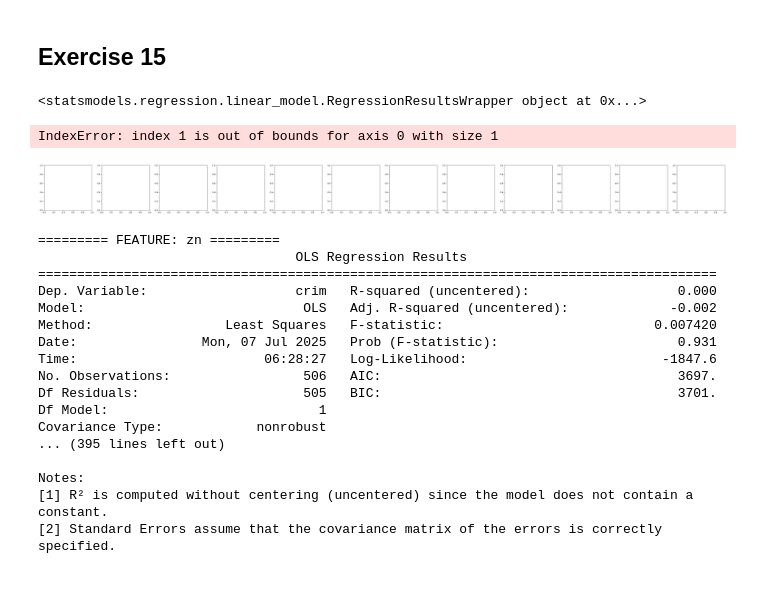
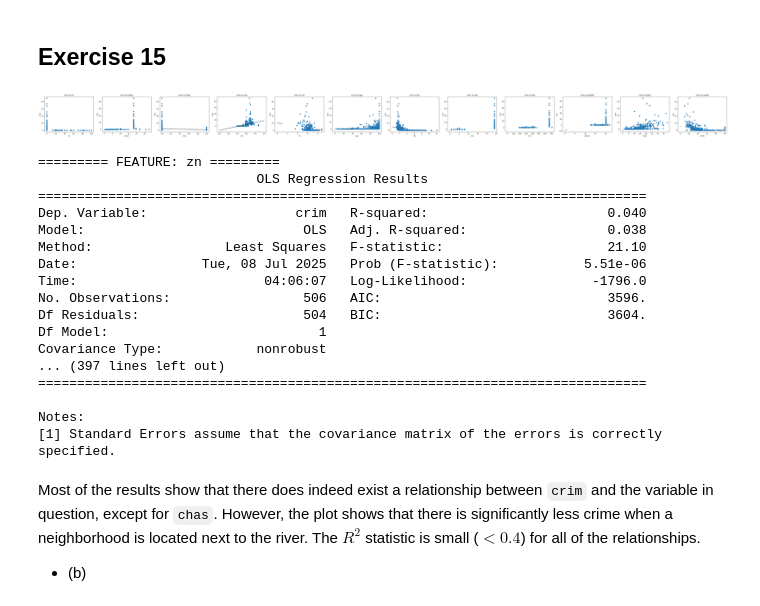
Before and after one commit to Squirrelcoding/ISLP, a Jupyter notebook: Lab_2.ipynb, the cells around one changed output. Drawn from its saved outputs; the diff is of its cells as text; code cells hidden in the pictures.

```diff
--- a/Lab_2.ipynb
+++ b/Lab_2.ipynb
@@ -1391,7 +1391,7 @@ ax.scatter(x1, x2)
 # %%
 X = pd.DataFrame({
     'x1': x1,
-    'intercept': np.ones(103  )
+    'intercept': np.ones(101)
 })
 
 design = MS(['x1', 'intercept']).fit_transform(X)
@@ -1464,29 +1464,28 @@ def abline(ax, b, m, *args, **kwargs):
 # %%
 features = Boston.drop('crim', axis=1).columns
 target = 'crim'
 
 fig, axes = plt.subplots(1, len(features), figsize=(5*len(features), 4))
 
 all_results = []
+coefficients_univariate = []
 
 for ax, feature in zip(axes, features):
-    X = Boston[feature]
+    X = MS([feature]).fit_transform(Boston)
     model = sm.OLS(y, X)
     results = model.fit()
-    print(results)
-    abline(ax, b=results.params[0], m=results.params[1])
+    abline(ax, b=results.params[0], m=results.params[1], c='k')
+    coefficients_univariate.append(results.params[1])
     ax.scatter(Boston[feature], Boston[target])
     ax.set_xlabel(feature)
     ax.set_ylabel(target)
     ax.set_title(f'{target} vs {feature}')
     all_results.append((feature, results))
 
 plt.tight_layout()
 plt.show()
 # %% [output]
-<statsmodels.regression.linear_model.RegressionResultsWrapper object at 0x...>
-IndexError: index 1 is out of bounds for axis 0 with size 1
-[figure, old version]
+[figure, new version]
 # %%
 for (feature, result) in all_results:
   print(f"========= FEATURE: {feature} =========")
@@ -1502,19 +1501,23 @@ for (feature, result) in all_results:
   print()
 # %% [output]
 ========= FEATURE: zn =========
-                                 OLS Regression Results
-=======================================================================================
-Dep. Variable:                   crim   R-squared (uncentered):                   0.000
-Model:                            OLS   Adj. R-squared (uncentered):             -0.002
-Method:                 Least Squares   F-statistic:                           0.007420
-Date:                Mon, 07 Jul 2025   Prob (F-statistic):                       0.931
-Time:                        06:28:27   Log-Likelihood:                         -1847.6
-No. Observations:                 506   AIC:                                      3697.
-Df Residuals:                     505   BIC:                                      3701.
+                            OLS Regression Results
+==============================================================================
+Dep. Variable:                   crim   R-squared:                       0.040
+Model:                            OLS   Adj. R-squared:                  0.038
+Method:                 Least Squares   F-statistic:                     21.10
+Date:                Tue, 08 Jul 2025   Prob (F-statistic):           5.51e-06
+Time:                        04:06:07   Log-Likelihood:                -1796.0
+No. Observations:                 506   AIC:                             3596.
+Df Residuals:                     504   BIC:                             3604.
 Df Model:                           1
 Covariance Type:            nonrobust
-... (395 lines left out)
+... (397 lines left out)
+==============================================================================
 
 Notes:
-[1] R² is computed without centering (uncentered) since the model does not contain a constant.
-[2] Standard Errors assume that the covariance matrix of the errors is correctly specified.
+[1] Standard Errors assume that the covariance matrix of the errors is correctly specified.
+# %% [markdown]
+Most of the results show that there does indeed exist a relationship between `crim` and the variable in question, except for `chas`. However, the plot shows that there is significantly less crime when a neighborhood is located next to the river. The $R^2$ statistic is small ($<0.4$) for all of the relationships.
+
+- (b)
```
Also changed, not shown: parts of 33 cells of this notebook.
